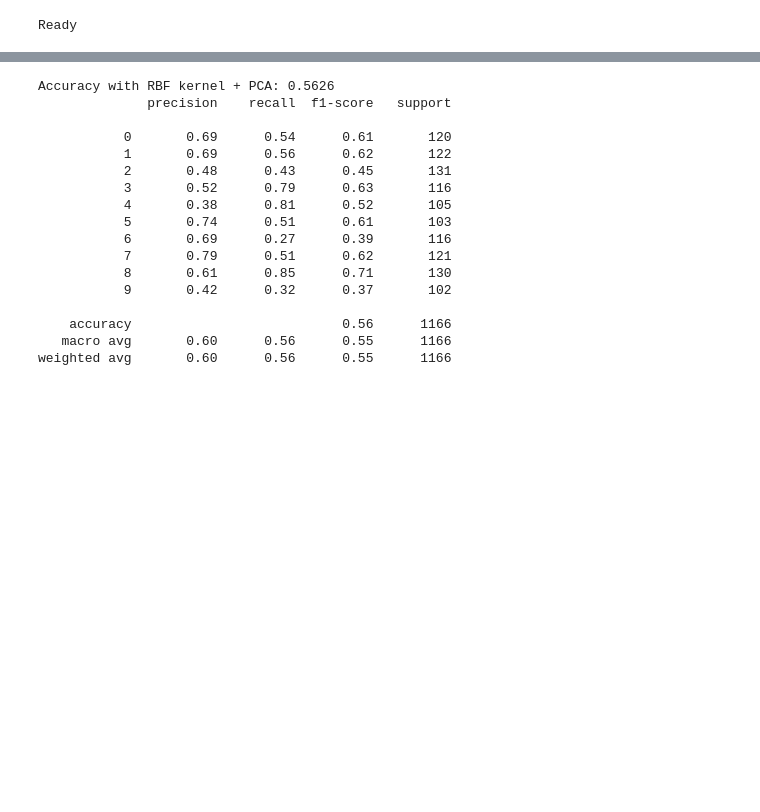
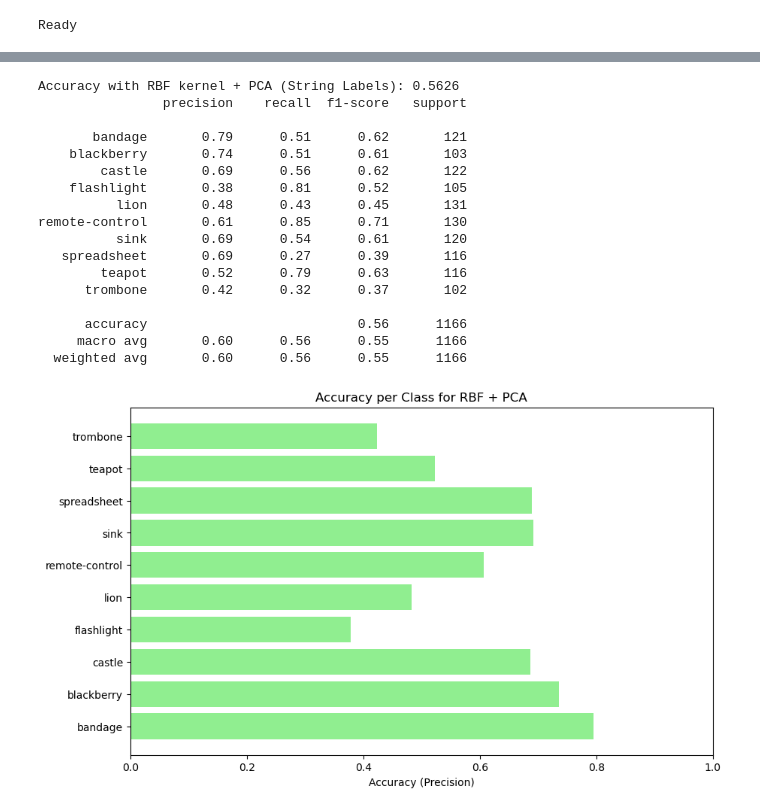
Before and after one commit to valenpy22/AA-Labs, a Jupyter notebook: Tarea1.ipynb, the cells around one changed output, grey strips where cells are left out. Drawn from its saved outputs; the diff is of its cells as text; code cells hidden in the pictures; blank space fills up the shorter version.

```diff
--- a/Tarea1.ipynb
+++ b/Tarea1.ipynb
@@ -149,28 +236,42 @@ svm_rbf_pca.fit(train_images_pca, train_labels)
 # Predictions and evaluation
 predictions_rbf_pca = svm_rbf_pca.predict(test_images_pca)
 accuracy_rbf_pca = accuracy_score(test_labels, predictions_rbf_pca)
-print(f"Accuracy with RBF kernel + PCA: {accuracy_rbf_pca:.4f}")
 
-# Accuracy per class
-print(classification_report(test_labels, predictions_rbf_pca))
+# Convert predictions and test_labels to string labels
+predictions_rbf_pca_strings = [reverse_mapping[pred] for pred in predictions_rbf_pca]
+test_labels_strings = [reverse_mapping[label] for label in test_labels]
+
+# Accuracy using string labels
+accuracy_rbf_pca = accuracy_score(test_labels_strings, predictions_rbf_pca_strings)
+print(f"Accuracy with RBF kernel + PCA (String Labels): {accuracy_rbf_pca:.4f}")
+
+# Accuracy per class using string labels
+print(classification_report(test_labels_strings, predictions_rbf_pca_strings))
 # %% [output]
-Accuracy with RBF kernel + PCA: 0.5626
-              precision    recall  f1-score   support
+Accuracy with RBF kernel + PCA (String Labels): 0.5626
+                precision    recall  f1-score   support
 
-           0       0.69      0.54      0.61       120
-           1       0.69      0.56      0.62       122
-           2       0.48      0.43      0.45       131
-           3       0.52      0.79      0.63       116
-           4       0.38      0.81      0.52       105
-           5       0.74      0.51      0.61       103
-           6       0.69      0.27      0.39       116
-           7       0.79      0.51      0.62       121
-           8       0.61      0.85      0.71       130
-           9       0.42      0.32      0.37       102
+       bandage       0.79      0.51      0.62       121
+    blackberry       0.74      0.51      0.61       103
+        castle       0.69      0.56      0.62       122
+    flashlight       0.38      0.81      0.52       105
+          lion       0.48      0.43      0.45       131
+remote-control       0.61      0.85      0.71       130
+          sink       0.69      0.54      0.61       120
+   spreadsheet       0.69      0.27      0.39       116
+        teapot       0.52      0.79      0.63       116
+      trombone       0.42      0.32      0.37       102
 
-    accuracy                           0.56      1166
-   macro avg       0.60      0.56      0.55      1166
-weighted avg       0.60      0.56      0.55      1166
+      accuracy                           0.56      1166
+     macro avg       0.60      0.56      0.55      1166
+  weighted avg       0.60      0.56      0.55      1166
+# %%
+# 2. RBF + PCA
+report_rbf_pca = classification_report(test_labels_strings, predictions_rbf_pca_strings, output_dict=True)
+accuracies_rbf_pca = [report_rbf_pca[class_name]['precision'] for class_name in class_names]
+plot_accuracy_per_class(class_names, accuracies_rbf_pca, "RBF + PCA")
+# %% [output]
+[figure, added]
 # %%
 # Reduce dimensionality with UMAP (256 components)
 umap_model = umap.UMAP(n_components=256)
```
Also changed, not shown: parts of 23 cells of this notebook.
